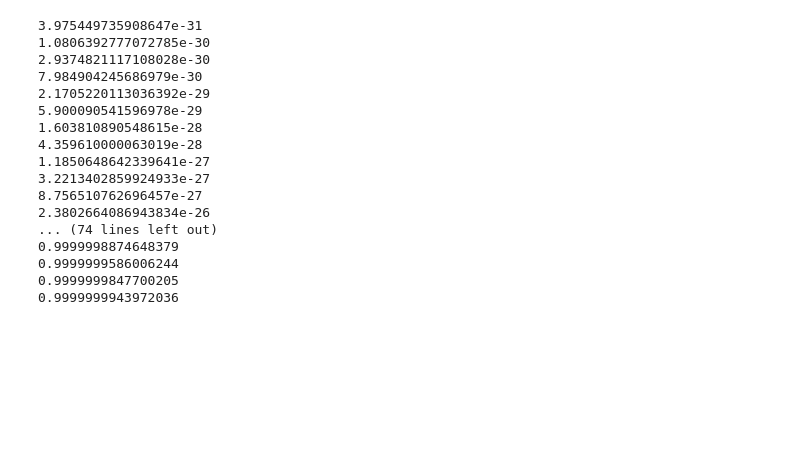
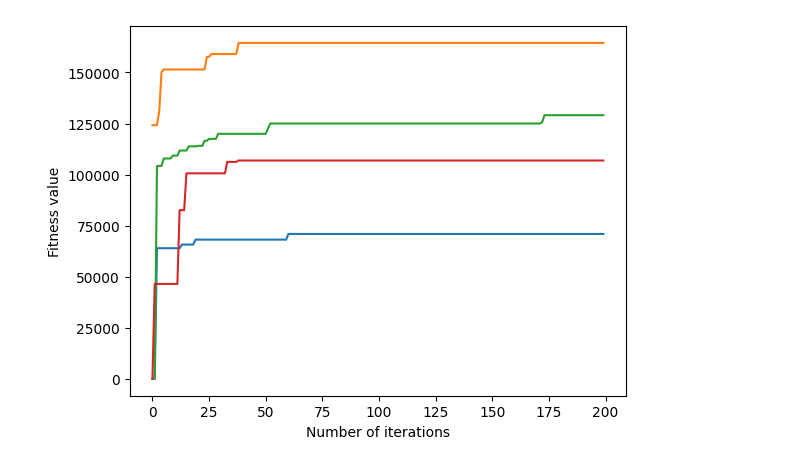
Before and after one commit to davidus27/MWSAT-problem, a Jupyter notebook: visualization.ipynb, the cells around one changed output. Drawn from its saved outputs; the diff is of its cells as text; code cells hidden in the pictures; blank space fills up the shorter version.

```diff
--- a/visualization.ipynb
+++ b/visualization.ipynb
@@ -53,21 +32,0 @@ plt.show()
-# %%
-for i in np.arange(0.1, 1.0, 0.01):
-    print(f(i))
-# %% [output]
-3.975449735908647e-31
-1.0806392777072785e-30
-2.9374821117108028e-30
-7.984904245686979e-30
-2.1705220113036392e-29
-5.900090541596978e-29
-1.603810890548615e-28
-4.359610000063019e-28
-1.1850648642339641e-27
-3.2213402859924933e-27
-8.756510762696457e-27
-2.3802664086943834e-26
-... (74 lines left out)
-0.9999998874648379
-0.9999999586006244
-0.9999999847700205
-0.9999999943972036
@@ -73,0 +65,19 @@ for i in np.arange(0.1, 1.0, 0.01):
+# %%
+# generate graphs where all our fitness values and success_rates are lines in graph
+
+results = get_loaded_data("results/boosted_example.out")
+for file in list(results.keys())[:4]:
+    fitness_line = []
+    success_rate_line = []
+
+    for result in results[file]["iterations"]:
+        fitness_line.append(result["fitness"])
+    # plt.ion()
+    plt.plot(fitness_line)
+
+plt.ylabel("Fitness value")
+plt.xlabel("Number of iterations")
+# plt.legend(list(results.keys())[0:20])
+plt.show()
+# %% [output]
+[figure, added]
```
Also changed, not shown: parts of 16 cells of this notebook, 3 other files.
